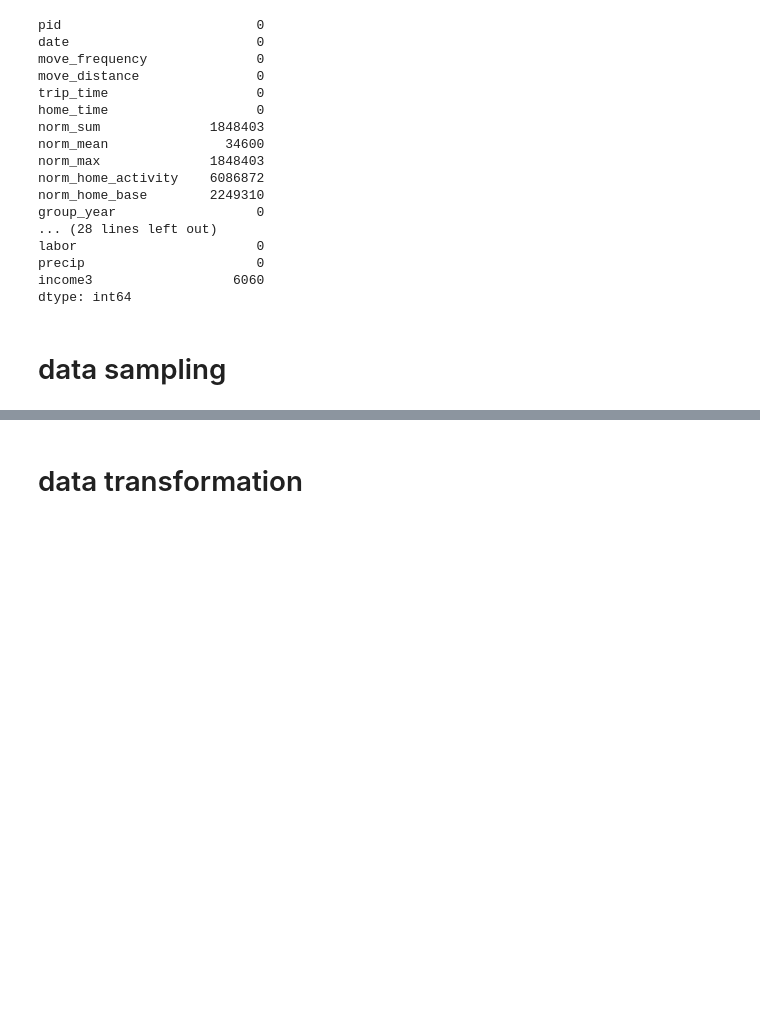
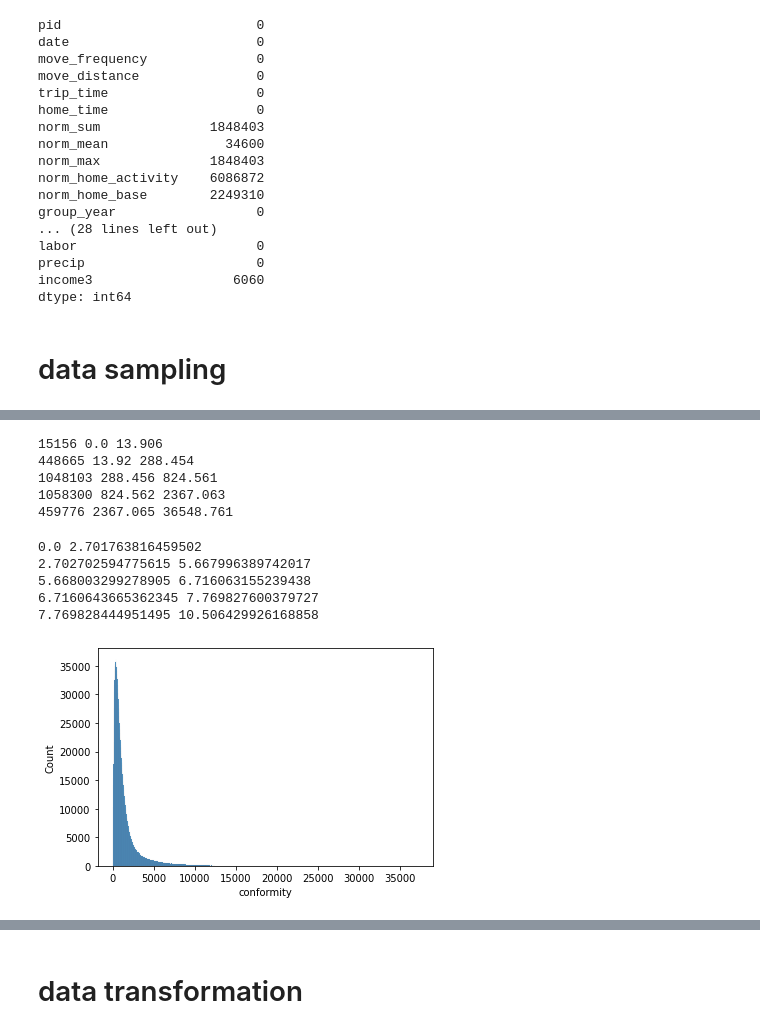
Before and after one commit to HuangNX/Conformity_Casual_Inferance, a Jupyter notebook: data_processing.ipynb, the cells around one changed output, grey strips where cells are left out. Cells and saved outputs as stored; diff of their text form; code cells hidden in the pictures; blank space fills up the shorter version.

```diff
--- a/data_processing.ipynb
+++ b/data_processing.ipynb
@@ -191,2 +173,6 @@ gc.collect()
 # %%
-sample_data = sample_data.sort_values(by=['pid', 'date']).reset_index(drop=True)
+sample_data = sample_data.sort_values(by=['pid', 'date']).reset_index(drop=True)# use yesterday norm_mean as conformity factor
+sample_data['conformity'] = sample_data.groupby('pid')['norm_mean'].shift(1)
+# fill null in conformity
+sample_data['conformity'] = sample_data['conformity'].fillna(0)
+sample_data['log_conformity'] = np.log(sample_data['conformity'] + 1)
@@ -192,0 +239,26 @@ sample_data = sample_data.sort_values(by=['pid', 'date']).reset_index(drop=True)
+# %%
+print(len(sample_data[sample_data['conformity_class']==0]['conformity']), min(sample_data[sample_data['conformity_class']==0]['conformity']),
+      max(sample_data[sample_data['conformity_class']==0]['conformity']))
+print(len(sample_data[sample_data['conformity_class']==1]['conformity']), min(sample_data[sample_data['conformity_class']==1]['conformity']),
+      max(sample_data[sample_data['conformity_class']==1]['conformity']))
+print(len(sample_data[sample_data['conformity_class']==2]['conformity']), min(sample_data[sample_data['conformity_class']==2]['conformity']), max(sample_data[sample_data['conformity_class']==2]['conformity']))
+print(len(sample_data[sample_data['conformity_class']==3]['conformity']), min(sample_data[sample_data['conformity_class']==3]['conformity']), max(sample_data[sample_data['conformity_class']==3]['conformity']))
+print(len(sample_data[sample_data['conformity_class']==4]['conformity']), min(sample_data[sample_data['conformity_class']==4]['conformity']), max(sample_data[sample_data['conformity_class']==4]['conformity']))
+# %% [output]
+15156 0.0 13.906
+448665 13.92 288.454
+1048103 288.456 824.561
+1058300 824.562 2367.063
+459776 2367.065 36548.761
+# %%
+print(min(sample_data[sample_data['conformity_class']==0]['log_conformity']), max(sample_data[sample_data['conformity_class']==0]['log_conformity']))
+print(min(sample_data[sample_data['conformity_class']==1]['log_conformity']), max(sample_data[sample_data['conformity_class']==1]['log_conformity']))
+print(min(sample_data[sample_data['conformity_class']==2]['log_conformity']), max(sample_data[sample_data['conformity_class']==2]['log_conformity']))
+print(min(sample_data[sample_data['conformity_class']==3]['log_conformity']), max(sample_data[sample_data['conformity_class']==3]['log_conformity']))
+print(min(sample_data[sample_data['conformity_class']==4]['log_conformity']), max(sample_data[sample_data['conformity_class']==4]['log_conformity']))
+# %% [output]
+0.0 2.701763816459502
+2.702702594775615 5.667996389742017
+5.668003299278905 6.716063155239438
+6.7160643665362345 7.769827600379727
+7.769828444951495 10.506429926168858
@@ -192,0 +283,7 @@ sample_data = sample_data.sort_values(by=['pid', 'date']).reset_index(drop=True)
+# %%
+import seaborn as sns
+# 直方图
+sns.histplot(sample_data['conformity'], kde=False)
+plt.show()
+# %% [output]
+[figure, added]
```
Also changed, not shown: parts of 27 cells of this notebook, 8 other files.
